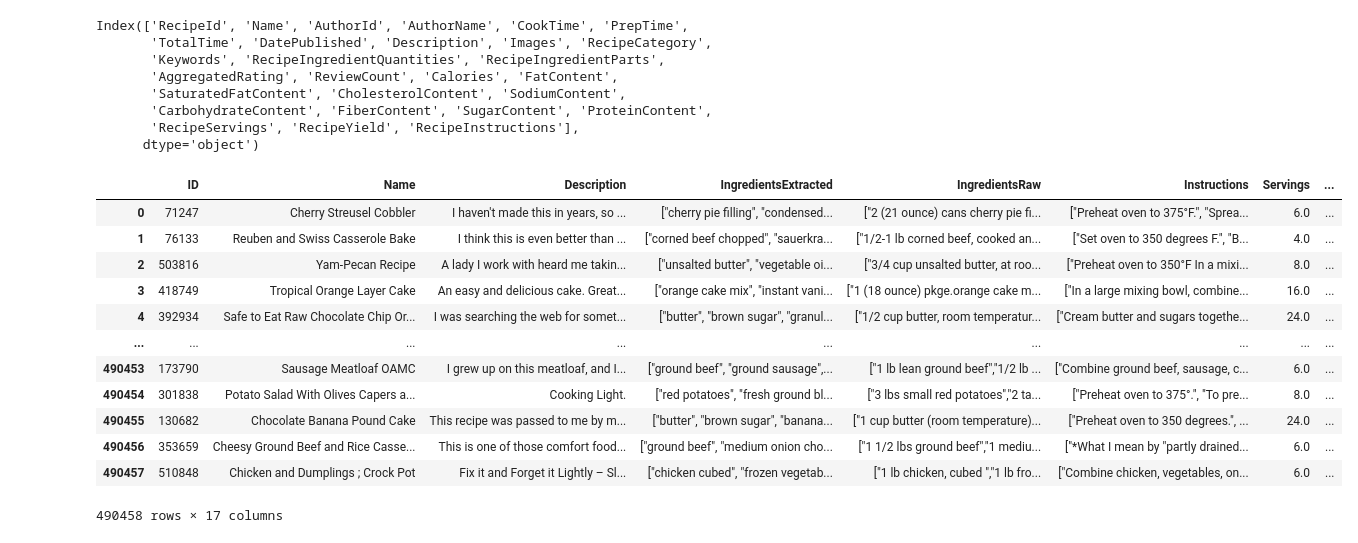
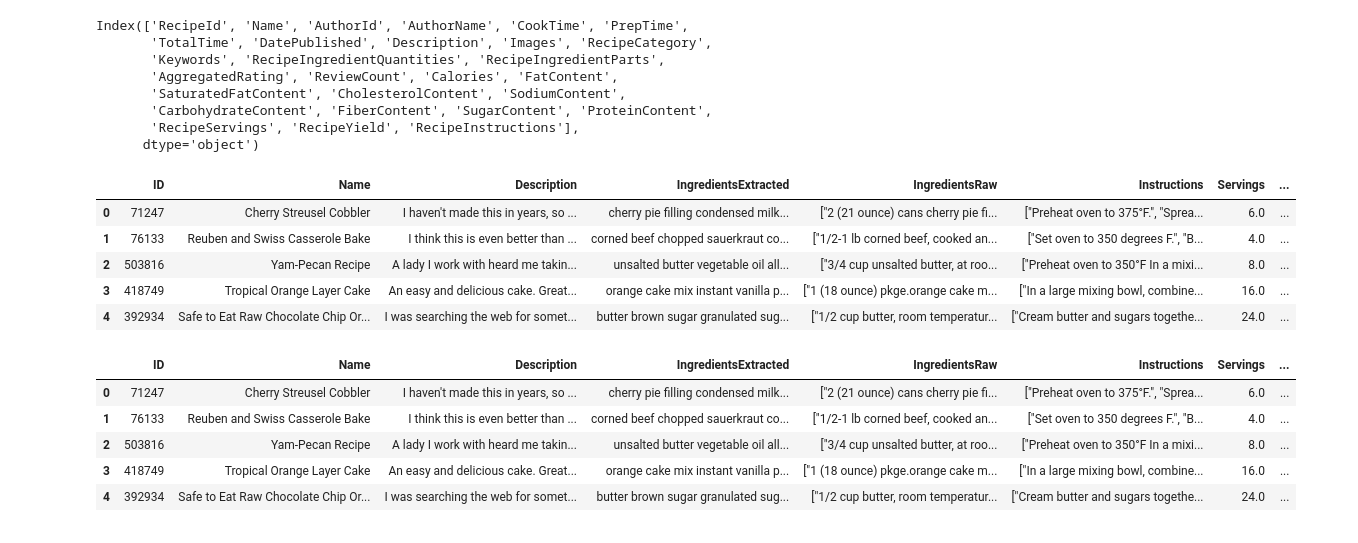
Before and after one commit to LiKenun/dishcovery, a Jupyter notebook: Data Cleaning/merge_food_com.ipynb, the cells around one changed output. Saved outputs shown, nothing was run; the diff lists cells and outputs as text; code cells hidden in the pictures.

```diff
--- a/Data Cleaning/merge_food_com.ipynb
+++ b/Data Cleaning/merge_food_com.ipynb
@@ -88,6 +89,32 @@ merged_df = merged_df.dropna(subset = ['IngredientsExtracted','IngredientsRaw'])
 # Change to amp and quotation mark
 merged_df['Name'] = merged_df['Name'].replace({'&amp;': '&', '&quot;': '"', '&quot': '"', '&ndash': ''}, regex = True)
 merged_df['Instructions'] = merged_df['Instructions'].replace({'&amp;': '&', '&quot;': '"', '&quot': '"', '&ndash': ''}, regex = True)
+# %%
+# remove punctuation from IngredientsExtracted column
+def clean_ingredients(ingredients_list):
+    # join the list into a single string
+    ingredients_str = ''.join(ingredients_list)
+    # remove brackets, quotes, hyphens, and additional punctuation
+    cleaned_ingredients = re.sub(r'[\"\[\]\-\,]', '', ingredients_str)
+    return cleaned_ingredients
+
+# apply the function
+merged_df['IngredientsExtracted'] = merged_df['IngredientsExtracted'].apply(clean_ingredients)
+# %%
+merged_df.head()
+# %% [output]
+|  | ID | Name | Description | IngredientsExtracted | IngredientsRaw | Instructions | Servings | ... |
+| 0 | 71247 | Cherry Streusel Cobbler | I haven't made this in years, so ... | cherry pie filling condensed milk... | ["2 (21 ounce) cans cherry pie fi... | ["Preheat oven to 375°F.", "Sprea... | 6.0 | ... |
+| 1 | 76133 | Reuben and Swiss Casserole Bake | I think this is even better than ... | corned beef chopped sauerkraut co... | ["1/2-1 lb corned beef, cooked an... | ["Set oven to 350 degrees F.", "B... | 4.0 | ... |
+| 2 | 503816 | Yam-Pecan Recipe | A lady I work with heard me takin... | unsalted butter vegetable oil all... | ["3/4 cup unsalted butter, at roo... | ["Preheat oven to 350°F In a mixi... | 8.0 | ... |
+| 3 | 418749 | Tropical Orange Layer Cake | An easy and delicious cake. Great... | orange cake mix instant vanilla p... | ["1 (18 ounce) pkge.orange cake m... | ["In a large mixing bowl, combine... | 16.0 | ... |
+| 4 | 392934 | Safe to Eat Raw Chocolate Chip Or... | I was searching the web for somet... | butter brown sugar granulated sug... | ["1/2 cup butter, room temperatur... | ["Cream butter and sugars togethe... | 24.0 | ... |
+# %%
+# replace blank or whitespace only strings with NaN
+merged_df['IngredientsExtracted'] = merged_df['IngredientsExtracted'].replace(r'^\s*$', np.nan, regex=True)
+
+# drop rows where IngredientsExtracted has NaN
+merged_df = merged_df.dropna(subset='IngredientsExtracted')
 # %%
 # Function to convert the TotalTime string to minutes
 def convert_to_minutes(time):
@@ -110,21 +137,14 @@ def convert_to_minutes(time):
 # Apply function
 merged_df['TotalTime'] = merged_df['TotalTime'].apply(convert_to_minutes)
 # %%
-merged_df
+merged_df.head()
 # %% [output]
 |  | ID | Name | Description | IngredientsExtracted | IngredientsRaw | Instructions | Servings | ... |
-| 0 | 71247 | Cherry Streusel Cobbler | I haven't made this in years, so ... | ["cherry pie filling", "condensed... | ["2 (21 ounce) cans cherry pie fi... | ["Preheat oven to 375°F.", "Sprea... | 6.0 | ... |
-| 1 | 76133 | Reuben and Swiss Casserole Bake | I think this is even better than ... | ["corned beef chopped", "sauerkra... | ["1/2-1 lb corned beef, cooked an... | ["Set oven to 350 degrees F.", "B... | 4.0 | ... |
-| 2 | 503816 | Yam-Pecan Recipe | A lady I work with heard me takin... | ["unsalted butter", "vegetable oi... | ["3/4 cup unsalted butter, at roo... | ["Preheat oven to 350°F In a mixi... | 8.0 | ... |
-| 3 | 418749 | Tropical Orange Layer Cake | An easy and delicious cake. Great... | ["orange cake mix", "instant vani... | ["1 (18 ounce) pkge.orange cake m... | ["In a large mixing bowl, combine... | 16.0 | ... |
-| 4 | 392934 | Safe to Eat Raw Chocolate Chip Or... | I was searching the web for somet... | ["butter", "brown sugar", "granul... | ["1/2 cup butter, room temperatur... | ["Cream butter and sugars togethe... | 24.0 | ... |
-| ... | ... | ... | ... | ... | ... | ... | ... | ... |
-| 490453 | 173790 | Sausage Meatloaf OAMC | I grew up on this meatloaf, and I... | ["ground beef", "ground sausage",... | ["1 lb lean ground beef","1/2 lb ... | ["Combine ground beef, sausage, c... | 6.0 | ... |
-| 490454 | 301838 | Potato Salad With Olives Capers a... | Cooking Light. | ["red potatoes", "fresh ground bl... | ["3 lbs small red potatoes","2 ta... | ["Preheat oven to 375°.", "To pre... | 8.0 | ... |
-| 490455 | 130682 | Chocolate Banana Pound Cake | This recipe was passed to me by m... | ["butter", "brown sugar", "banana... | ["1 cup butter (room temperature)... | ["Preheat oven to 350 degrees.", ... | 24.0 | ... |
-| 490456 | 353659 | Cheesy Ground Beef and Rice Casse... | This is one of those comfort food... | ["ground beef", "medium onion cho... | ["1 1/2 lbs ground beef","1 mediu... | ["*What I mean by "partly drained... | 6.0 | ... |
-| 490457 | 510848 | Chicken and Dumplings ; Crock Pot | Fix it and Forget it Lightly – Sl... | ["chicken cubed", "frozen vegetab... | ["1 lb chicken, cubed ","1 lb fro... | ["Combine chicken, vegetables, on... | 6.0 | ... |
+| 0 | 71247 | Cherry Streusel Cobbler | I haven't made this in years, so ... | cherry pie filling condensed milk... | ["2 (21 ounce) cans cherry pie fi... | ["Preheat oven to 375°F.", "Sprea... | 6.0 | ... |
+| 1 | 76133 | Reuben and Swiss Casserole Bake | I think this is even better than ... | corned beef chopped sauerkraut co... | ["1/2-1 lb corned beef, cooked an... | ["Set oven to 350 degrees F.", "B... | 4.0 | ... |
+| 2 | 503816 | Yam-Pecan Recipe | A lady I work with heard me takin... | unsalted butter vegetable oil all... | ["3/4 cup unsalted butter, at roo... | ["Preheat oven to 350°F In a mixi... | 8.0 | ... |
+| 3 | 418749 | Tropical Orange Layer Cake | An easy and delicious cake. Great... | orange cake mix instant vanilla p... | ["1 (18 ounce) pkge.orange cake m... | ["In a large mixing bowl, combine... | 16.0 | ... |
+| 4 | 392934 | Safe to Eat Raw Chocolate Chip Or... | I was searching the web for somet... | butter brown sugar granulated sug... | ["1/2 cup butter, room temperatur... | ["Cream butter and sugars togethe... | 24.0 | ... |
-490458 rows × 17 columns
 # %%
 merged_df.info()
 # %% [output]
```
Also changed, not shown: parts of 2 cells of this notebook, 4 other files.
